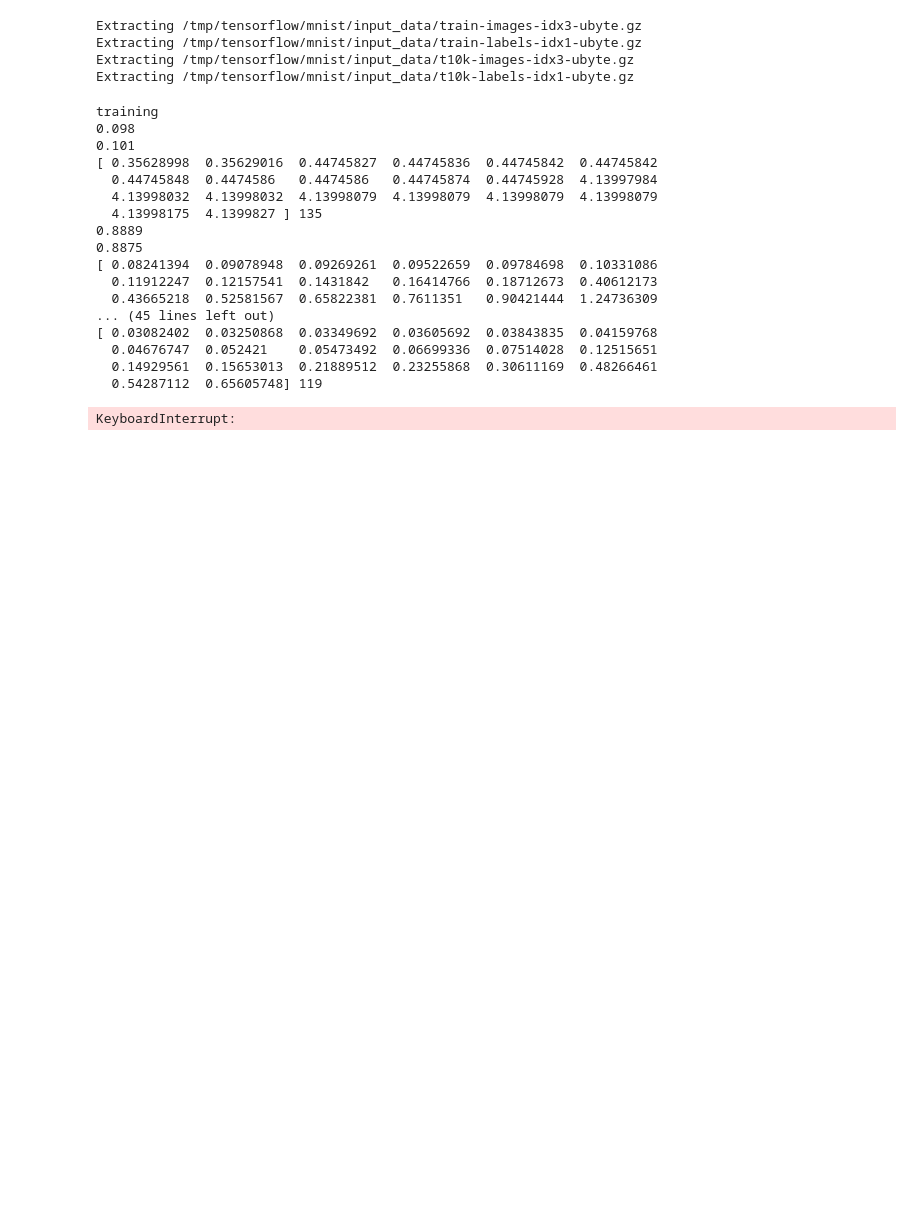
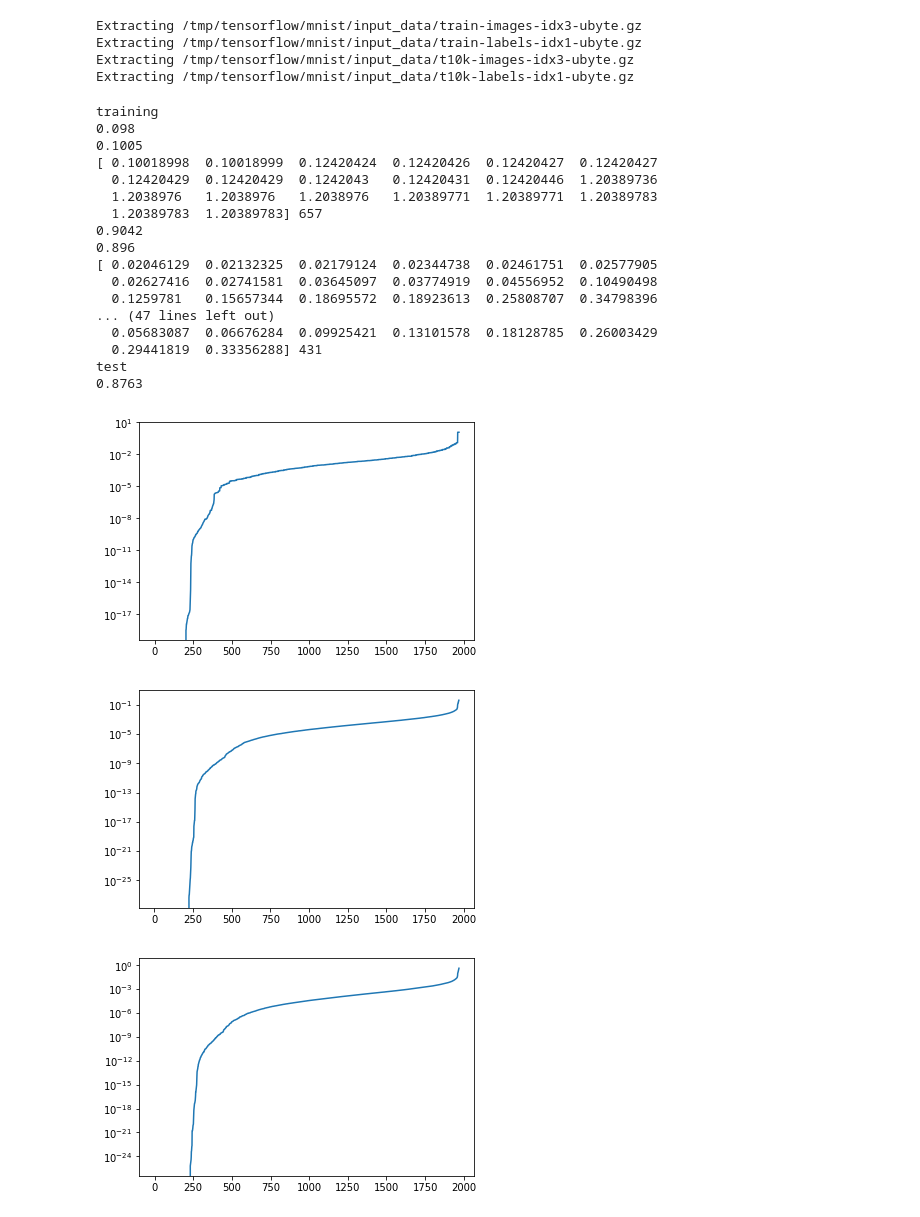
Before and after one commit to charlesfrye/tf_hessians, a Jupyter notebook: newtons_mnist.ipynb, the cells around one changed output. Cells and saved outputs as stored; diff of their text form; code cells hidden in the pictures; blank space fills up the shorter version.

```diff
--- a/newtons_mnist.ipynb
+++ b/newtons_mnist.ipynb
@@ -16,8 +16,9 @@ FLAGS = None
 # %%
 rng = np.random.RandomState()
 crop = 1
-ds_factor = 1.
-eig_frac_cutoff = .001
+ds_factor = 2.
+eig_frac_cutoff = .0001
+lr = .5
 
 def new_shape(crop, ds_factor):
     return int(np.around((28 - crop) / ds_factor))
@@ -50,7 +51,7 @@ Extracting /tmp/tensorflow/mnist/input_data/train-labels-idx1-ubyte.gz
 Extracting /tmp/tensorflow/mnist/input_data/t10k-images-idx3-ubyte.gz
 Extracting /tmp/tensorflow/mnist/input_data/t10k-labels-idx1-ubyte.gz
 # %%
-opt = tf.train.GradientDescentOptimizer(learning_rate=1.)
+opt = tf.train.GradientDescentOptimizer(learning_rate=lr)
 grad, var = opt.compute_gradients(cross_entropy, var_list=[p])[0]
 grad2 = tf.reshape(grad, (grad.shape[0], 1))
 
@@ -70,42 +71,46 @@ tf.global_variables_initializer().run()
 # %%
 plt.close()
 correct_prediction = tf.equal(tf.argmax(y, 1), tf.argmax(y_, 1))
 accuracy = tf.reduce_mean(tf.cast(correct_prediction, tf.float32))
 
 # Train
 print('training')
 for ii in range(100):
     batch_xs, batch_ys = mnist.train.next_batch(2000)
     if ii % 10 == 0:
         print(sess.run(accuracy, feed_dict={x: mnist.test.images,
                                   y_: mnist.test.labels}))
         print(sess.run(accuracy, feed_dict={x: batch_xs, y_: batch_ys}))
         plt.figure()
         n, e_float = sess.run([keep, e], feed_dict={x: batch_xs, y_: batch_ys})
-        plt.plot(e_float.ravel())
+        e_float = e_float.ravel()
+        e_float[e_float < 0] = 0.
+        plt.semilogy(e_float.ravel())
         print(e_float.ravel()[-20:], n)
     sess.run(train_step, feed_dict={x: batch_xs, y_: batch_ys})
 
 print('test')
 print(sess.run(accuracy, feed_dict={x: mnist.test.images,
                                   y_: mnist.test.labels}))
 plt.show()
 # %% [output]
 training
 0.098
-0.101
-[ 0.35628998  0.35629016  0.44745827  0.44745836  0.44745842  0.44745842
-  0.44745848  0.4474586   0.4474586   0.44745874  0.44745928  4.13997984
-  4.13998032  4.13998032  4.13998079  4.13998079  4.13998079  4.13998079
-  4.13998175  4.1399827 ] 135
-0.8889
-0.8875
-[ 0.08241394  0.09078948  0.09269261  0.09522659  0.09784698  0.10331086
-  0.11912247  0.12157541  0.1431842   0.16414766  0.18712673  0.40612173
-  0.43665218  0.52581567  0.65822381  0.7611351   0.90421444  1.24736309
-... (45 lines left out)
-[ 0.03082402  0.03250868  0.03349692  0.03605692  0.03843835  0.04159768
-  0.04676747  0.052421    0.05473492  0.06699336  0.07514028  0.12515651
-  0.14929561  0.15653013  0.21889512  0.23255868  0.30611169  0.48266461
-  0.54287112  0.65605748] 119
+0.1005
+[ 0.10018998  0.10018999  0.12420424  0.12420426  0.12420427  0.12420427
+  0.12420429  0.12420429  0.1242043   0.12420431  0.12420446  1.20389736
+  1.2038976   1.2038976   1.2038976   1.20389771  1.20389771  1.20389783
+  1.20389783  1.20389783] 657
+0.9042
+0.896
+[ 0.02046129  0.02132325  0.02179124  0.02344738  0.02461751  0.02577905
+  0.02627416  0.02741581  0.03645097  0.03774919  0.04556952  0.10490498
+  0.1259781   0.15657344  0.18695572  0.18923613  0.25808707  0.34798396
+... (47 lines left out)
+  0.05683087  0.06676284  0.09925421  0.13101578  0.18128785  0.26003429
+  0.29441819  0.33356288] 431
+test
+0.8763
-KeyboardInterrupt:
+[figure, added]
+[figure, added]
+[figure, added]
```
Also changed, not shown: parts of 1 cell of this notebook.
